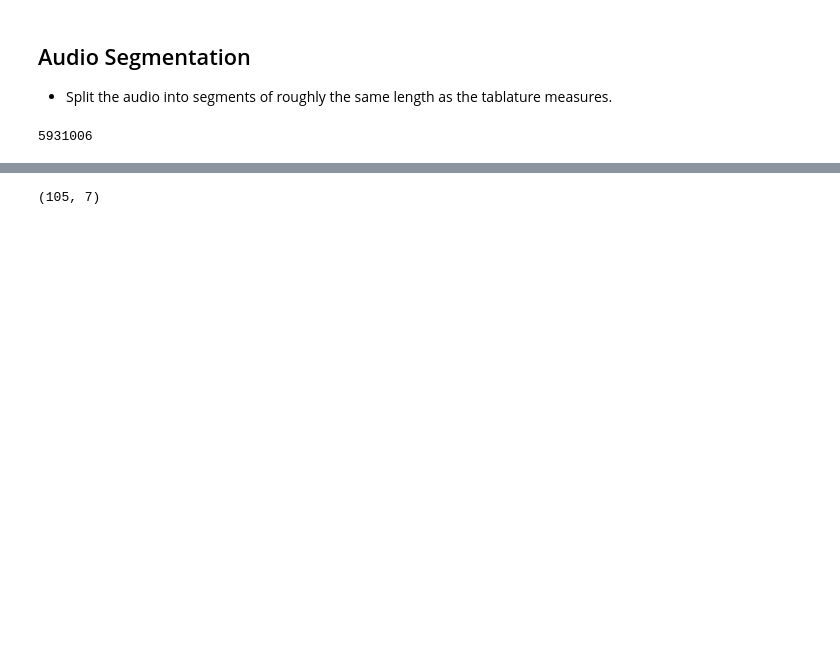
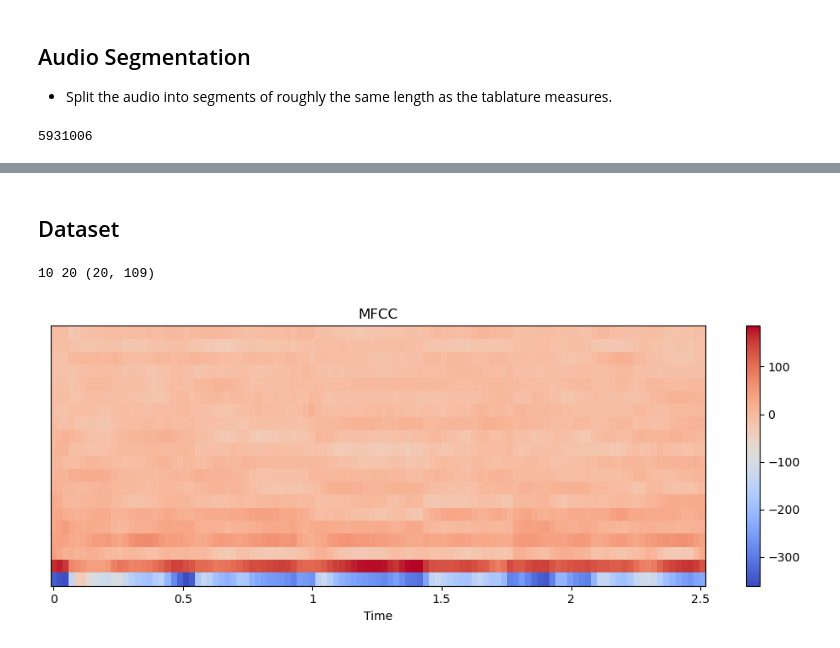
Before and after one commit to osamja/whats-the-tab, a Jupyter notebook: main.ipynb, the cells around one changed output, grey strips where cells are left out. Drawn from its saved outputs; the diff is of its cells as text; code cells hidden in the pictures; blank space fills up the shorter version.

```diff
--- a/main.ipynb
+++ b/main.ipynb
@@ -416,0 +348,11 @@ for start_frame in range(start, len(y), frames_per_chunk * hop_length):
+# %%
+audio_segment_num = 10
+measure_num = audio_segment_num
+
+# get the audio segment
+audio_segment = audio_segments[audio_segment_num]
+# get the measure
+measure = token_measures[measure_num]
+print(audio_segment)
+print(measure)
+print(len(audio_segment), len(measure))
@@ -550,4 +390,17 @@ Measure 93: ['new_measure', 'Guitar 1:note:s1:f0:type:normal', "nfx:['nfx:left_f
-# %%
-len(measures_tokens), len(measures_tokens[0])
-# %% [output]
-(105, 7)
+# %% [markdown]
+## Dataset
+# %%
+len(audio_segments)
+
+# get the MFCC for the first 10 audio segments
+audio_segments_mfcc = []
+for audio_segment in audio_segments[:10]:
+    audio_segments_mfcc.append(librosa.feature.mfcc(y=audio_segment, sr=sample_rate))
+
+print(len(audio_segments_mfcc), len(audio_segments_mfcc[0]), audio_segments_mfcc[0].shape)
+
+# plot the MFCC for the first audio segments
+plotMFCC(audio_segments_mfcc[0])
+# %% [output]
+10 20 (20, 109)
+[figure, added]
```
Also changed, not shown: parts of 45 cells of this notebook, 8 other files.
